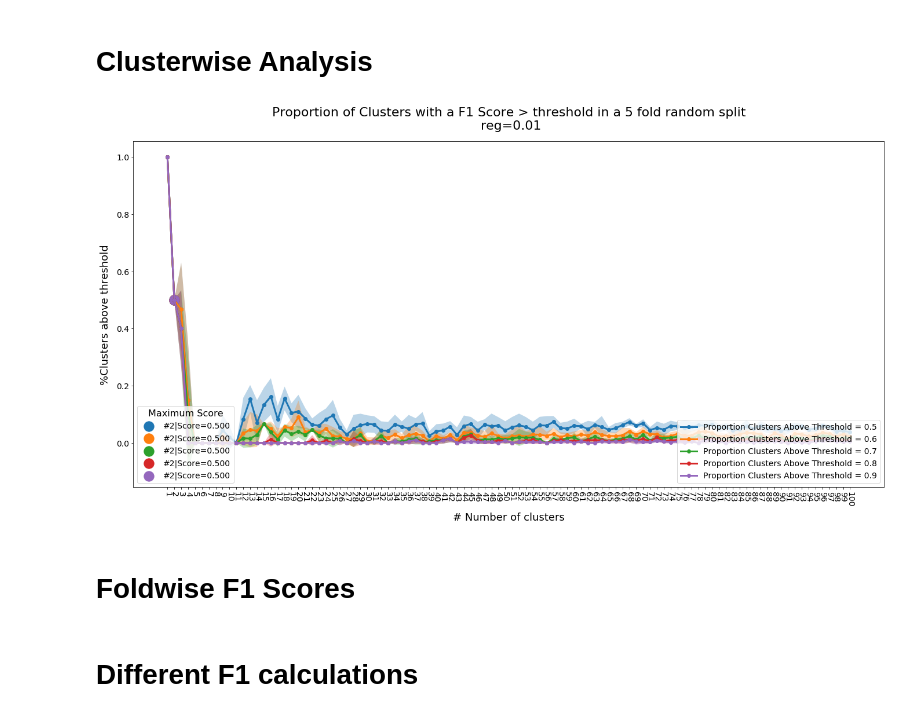
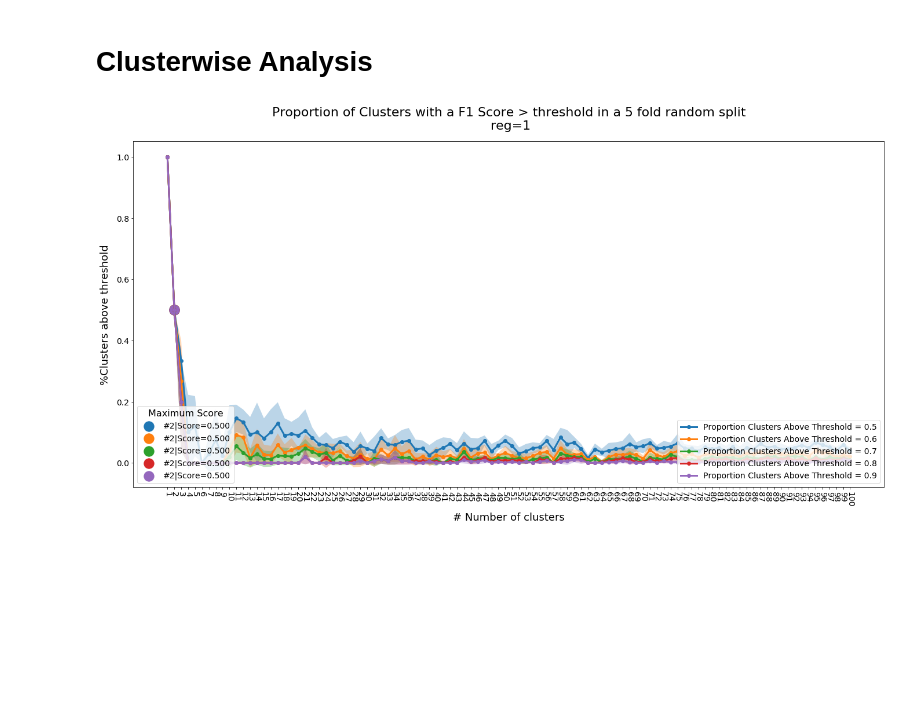
Before and after one commit to paulovic96/Burst_Clustering, a Jupyter notebook: plot_f1_scores.ipynb, the cells around one changed output. Saved outputs shown, nothing was run; the diff lists cells and outputs as text; code cells hidden in the pictures; blank space fills up the shorter version.

```diff
--- a/plot_f1_scores.ipynb
+++ b/plot_f1_scores.ipynb
@@ -423,14 +254,14 @@ t07 = [np.mean(np.asarray(clusters_above_threshold_proportional_folds),axis=0),
 # %%
-t08 = [np.mean(np.asarray(clusters_above_threshold_proportional_folds),axis=0), np.std(np.asarray(clusters_above_threshold_proportional_folds),axis=0)]
-#t08 = [np.mean(np.asarray(clusters_above_threshold_size_folds),axis=0), np.std(np.asarray(clusters_above_threshold_size_folds),axis=0)]
+t08p = [np.mean(np.asarray(clusters_above_threshold_proportional_folds),axis=0), np.std(np.asarray(clusters_above_threshold_proportional_folds),axis=0)]
+t08s = [np.mean(np.asarray(clusters_above_threshold_size_folds),axis=0), np.std(np.asarray(clusters_above_threshold_size_folds),axis=0)]
 # %%
-t09 = [np.mean(np.asarray(clusters_above_threshold_proportional_folds),axis=0), np.std(np.asarray(clusters_above_threshold_proportional_folds),axis=0)]
-#t09 = [np.mean(np.asarray(clusters_above_threshold_size_folds),axis=0), np.std(np.asarray(clusters_above_threshold_size_folds),axis=0)]
+t09p = [np.mean(np.asarray(clusters_above_threshold_proportional_folds),axis=0), np.std(np.asarray(clusters_above_threshold_proportional_folds),axis=0)]
+t09s = [np.mean(np.asarray(clusters_above_threshold_size_folds),axis=0), np.std(np.asarray(clusters_above_threshold_size_folds),axis=0)]
 # %%
 figsize=(20,10)
 plot_adjustments = [0.05,0.08,0.95, 0.91]
-#save_file = "F1_day20_Euclidean_k=10_reg=0.01_5_fold_random_100clusters_bursts_above_threshold.pdf"
-save_file = "F1_day20_Euclidean_k=10_reg=0.01_5_fold_random_100clusters_proportion_clusters_above_threshold.pdf"
+#save_file = "F1_day20_Euclidean_k=10_reg=0.1_5_fold_random_100clusters_bursts_above_threshold.pdf"
+save_file = "F1_day20_Euclidean_k=10_reg=1_5_fold_random_100clusters_proportion_clusters_above_threshold.pdf"
 # %%
 score_dict = {
               #"Clusters Above Threshold = 0.9 (Normalized by number clusters)" : t09,
@@ -447,17 +278,17 @@ score_dict = {
               #"Proportion of Clear Bursts in Custers above Threhold=0.7": t07,
               #"Proportion of Clear Bursts in highest 12 F1-Score Clusters": top12_clear_clusters,
 
-              #"Bursts in Clusters above threshold=0.5": t05,
-              #"Bursts in Clusters above threshold=0.6": t06,
-              #"Bursts in Clusters above threshold=0.7": t07,
-              #"Bursts in Clusters above threshold=0.8": t08,
-              #"Bursts in Clusters above threshold=0.9": t09
+              #"Bursts in Clusters above threshold=0.5": t05s,
+              #"Bursts in Clusters above threshold=0.6": t06s,
+              #"Bursts in Clusters above threshold=0.7": t07s,
+              #"Bursts in Clusters above threshold=0.8": t08s,
+              #"Bursts in Clusters above threshold=0.9": t09s
 
-              "Proportion Clusters Above Threshold = 0.5": t05,
-              "Proportion Clusters Above Threshold = 0.6": t06,
-              "Proportion Clusters Above Threshold = 0.7": t07,
-              "Proportion Clusters Above Threshold = 0.8": t08,
-              "Proportion Clusters Above Threshold = 0.9": t09
+              "Proportion Clusters Above Threshold = 0.5": t05p,
+              "Proportion Clusters Above Threshold = 0.6": t06p,
+              "Proportion Clusters Above Threshold = 0.7": t07p,
+              "Proportion Clusters Above Threshold = 0.8": t08p,
+              "Proportion Clusters Above Threshold = 0.9": t09p
 
 
               #"Clusters Above Threshold": [np.mean(np.asarray(clusters_above_threshold_folds),axis=0), np.std(np.asarray(clusters_above_threshold_folds),axis=0)],
@@ -476,9 +307,9 @@ k_clusters = range(1,101)
 #score_name = "% of Clear Cluster Bursts in Clusters above threshold"
 #score_name = "#Bursts in Clusters above threshold"
 #score_name = "#Bursts in Clusters above threshold"
-#title = "Number of Bursts in Clusters with a F1 Score > threshold in a 5 fold random split\n reg=0.01"
+#title = "Number of Bursts in Clusters with a F1 Score > threshold in a 5 fold random split\n reg=1"
 score_name = "%Clusters above threshold"
-title = "Proportion of Clusters with a F1 Score > threshold in a 5 fold random split\n reg=0.01"
+title = "Proportion of Clusters with a F1 Score > threshold in a 5 fold random split\n reg=1"
 
 max_points_labels = []
 max_points = []
@@ -491,34 +322,32 @@ for i,key in enumerate(list(score_dict.keys())):
 
     lines += ax.plot(k_clusters, mean_scores, "o-", label=key, color = "C0%d" % i,linewidth=3)
     max_points += [ax.scatter(k_clusters[argmax_scores], mean_scores[argmax_scores], color = "C0%d" % i, marker="o",s=300)]
     max_points_labels +=  ["#%d|Score=%.3f" % (k_clusters[argmax_scores], mean_scores[argmax_scores])]
     plt.fill_between(k_clusters, mean_scores-std_scores, mean_scores+std_scores, alpha=.3)
 
 #ax.annotate("#%d|Score=%.3f" % (argmax_f1+1, F1_scores[argmax_f1]), (k_clusters[argmax_f1] - 1, F1_scores[argmax_f1] + 0.03 - i*0.03), fontsize=16, color = "C0%d" % i)
 
 
 ax.set_title(title, fontsize=22, pad=20)
 ax.set_xticks(k_clusters)
 ax.set_xlabel("# Number of clusters", fontsize=18, labelpad=10)
 ax.set_ylabel(score_name, fontsize=18, labelpad=10),
 #ax.set_ylim((0, 1.1))
 ax.tick_params(axis='y',labelsize=14)
 ax.tick_params(axis='x',labelsize=14,rotation=-90)
 
 #ax.set_yticks(np.arange(0, 1.1,0.1))
 left = plot_adjustments[0]
 bottom = plot_adjustments[1]
 right = plot_adjustments[2]
 top = plot_adjustments[3]
 
 plt.subplots_adjust(left,bottom,right, top)
 
 ax.legend(lines, list(score_dict.keys()),fontsize = 14, loc="lower right")
 leg = Legend(ax, max_points,max_points_labels,fontsize = 14, loc="lower left", title = "Maximum Score", )
 leg.get_title().set_fontsize('16')
 ax.add_artist(leg)
-#plt.savefig(save_file)
+plt.savefig(save_file)
 # %% [output]
-[figure, old version]
+[figure, new version]
-# %% [markdown]
-# Foldwise F1 Scores
@@ -572,2 +353,0 @@ for fold, F1_scores_configuration in enumerate(F1_scores_fold_configuration):
-# %% [markdown]
-# Different F1 calculations
```
Also changed, not shown: parts of 36 cells of this notebook, 9 other files.
